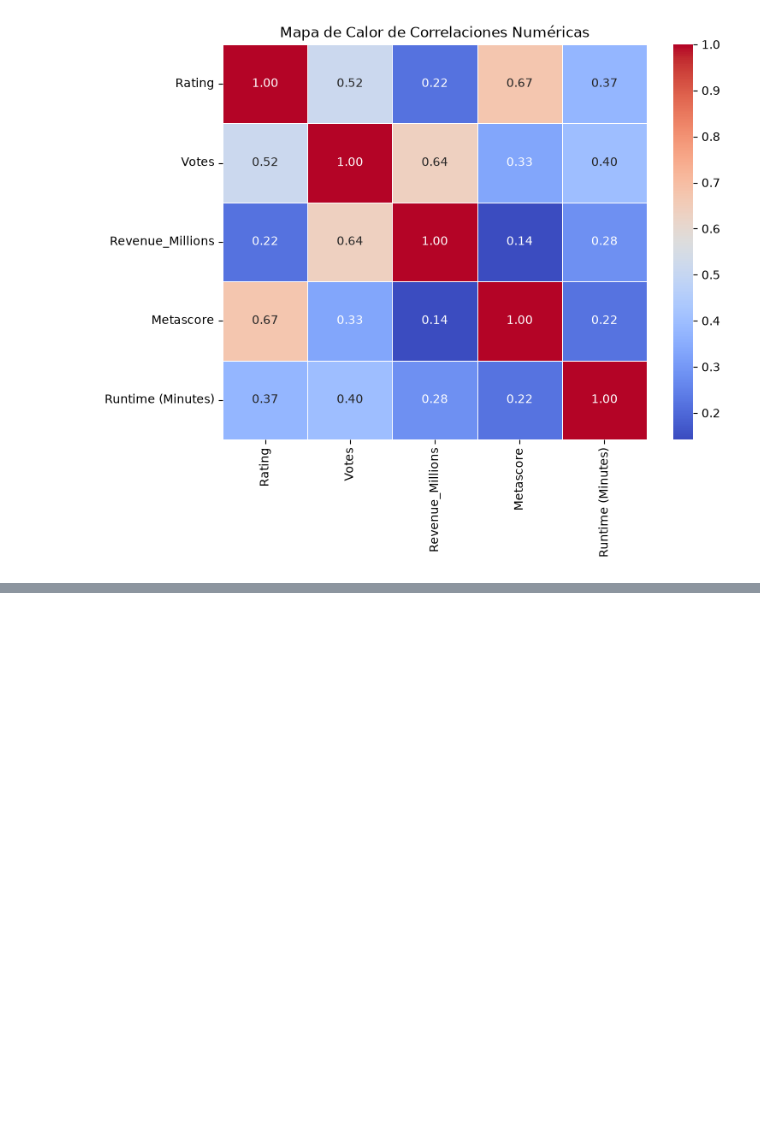
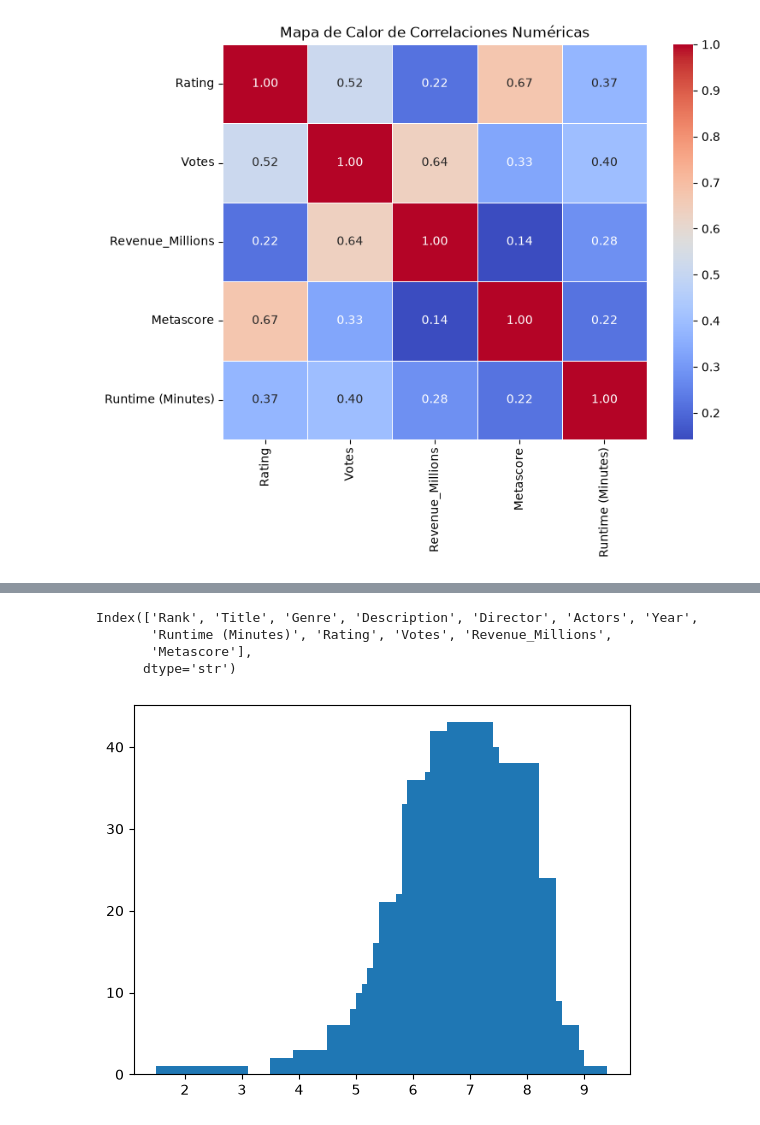
Before and after one commit to estudiante-jean1234578910/pandas, a Jupyter notebook: pnds.ipynb, the cells around one changed output, grey strips where cells are left out. Saved outputs shown, nothing was run; the diff lists cells and outputs as text; code cells hidden in the pictures; blank space fills up the shorter version.

Commit message:
Agrega celdas de pandas, matplotlib y seaborn de la lección

```diff
--- a/pnds.ipynb
+++ b/pnds.ipynb
@@ -370,0 +404,16 @@ plt.show()
+# %%
+df.rename(columns = {'Revenue_Millions':'Ingresos'})
+df.columns
+# %% [output]
+Index(['Rank', 'Title', 'Genre', 'Description', 'Director', 'Actors', 'Year',
+       'Runtime (Minutes)', 'Rating', 'Votes', 'Revenue_Millions',
+       'Metascore'],
+      dtype='str')
+# %%
+import matplotlib.pyplot as plt
+
+counts_df = counts_df.sort_values(['calif'])
+plt.bar(counts_df.calif, counts_df.frequency)
+plt.show()
+# %% [output]
+[figure, added]
```
Also changed, not shown: parts of 11 cells of this notebook.
